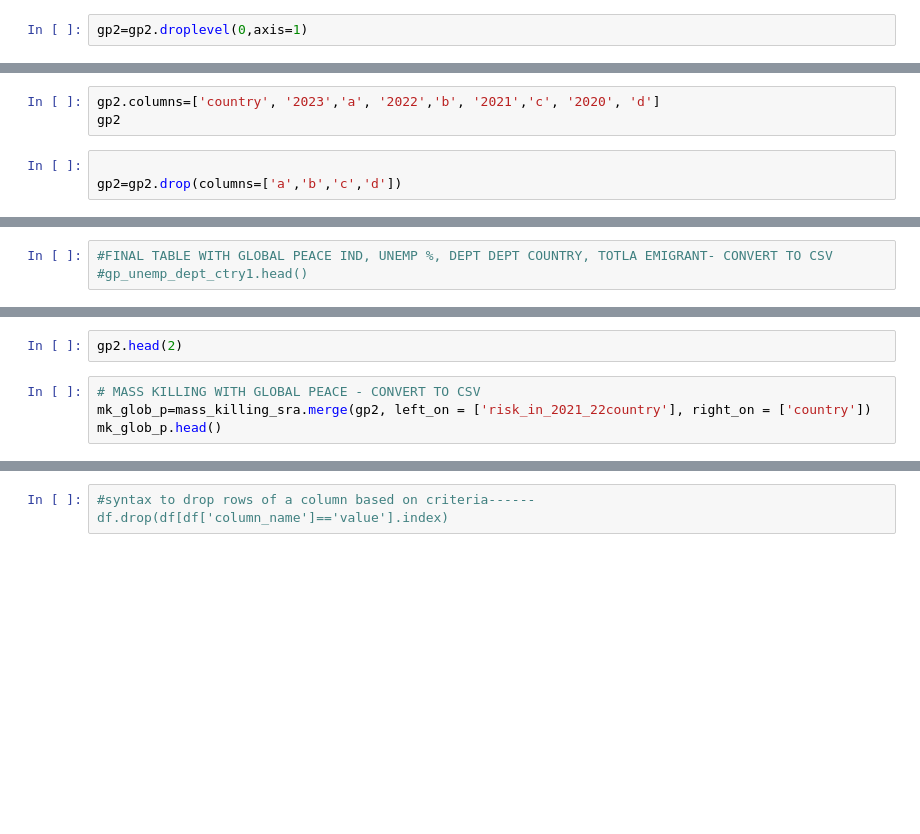
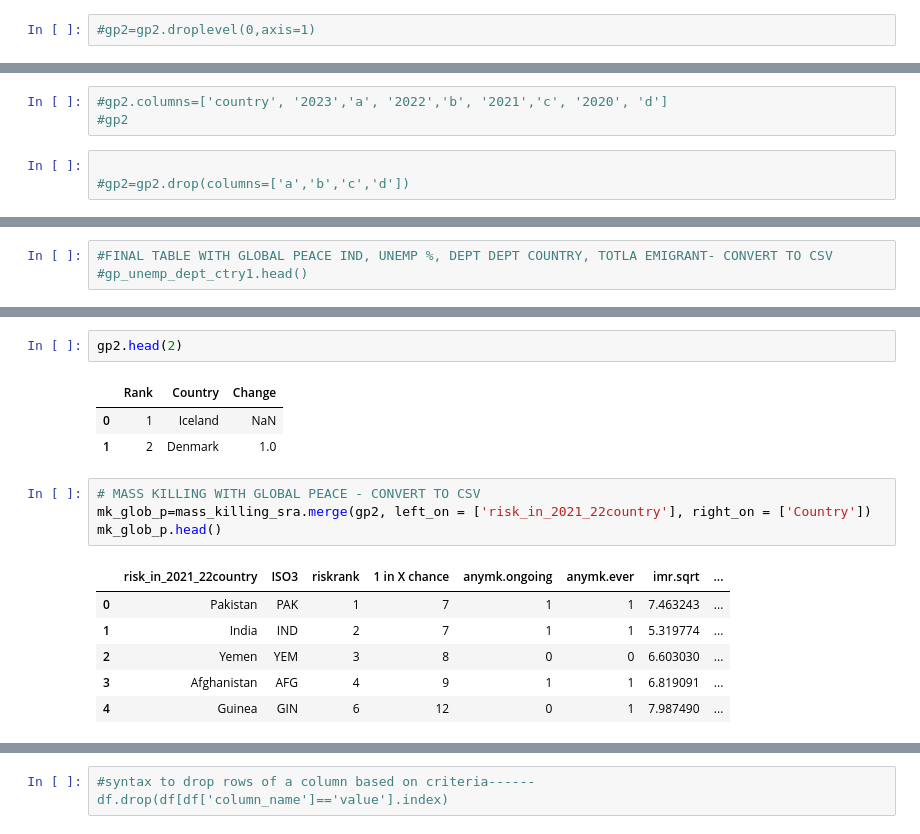
Before and after one commit to ksobiya/Capstone, a Jupyter notebook: Notebook/Human_Migration.ipynb, the cells around one changed output, grey strips where cells are left out. Drawn from its saved outputs; the diff is of its cells as text; blank space fills up the shorter version.

```diff
--- a/Notebook/Human_Migration.ipynb
+++ b/Notebook/Human_Migration.ipynb
@@ -202,5 +563,5 @@ gp2
 # %%
-gp2=gp2.droplevel(0,axis=1)
+#gp2=gp2.droplevel(0,axis=1)
 # %%
 #deleting Score column
 del gp2['Score']
@@ -210,8 +577,8 @@ gp2.columns
 # %%
-gp2.columns=['country', '2023','a', '2022','b', '2021','c', '2020', 'd']
-gp2
+#gp2.columns=['country', '2023','a', '2022','b', '2021','c', '2020', 'd']
+#gp2
 # %%
 
-gp2=gp2.drop(columns=['a','b','c','d'])
+#gp2=gp2.drop(columns=['a','b','c','d'])
 # %%
 print(gp2.shape)
@@ -369,9 +889,20 @@ mass_killing_sra.head(2)
 # %%
 gp2.head(2)
+# %% [output]
+|  | Rank | Country | Change |
+| 0 | 1 | Iceland | NaN |
+| 1 | 2 | Denmark | 1.0 |
 # %%
 # MASS KILLING WITH GLOBAL PEACE - CONVERT TO CSV
-mk_glob_p=mass_killing_sra.merge(gp2, left_on = ['risk_in_2021_22country'], right_on = ['country'])
+mk_glob_p=mass_killing_sra.merge(gp2, left_on = ['risk_in_2021_22country'], right_on = ['Country'])
 mk_glob_p.head()
+# %% [output]
+|  | risk_in_2021_22country | ISO3 | riskrank | 1 in X chance | anymk.ongoing | anymk.ever | imr.sqrt | ... |
+| 0 | Pakistan | PAK | 1 | 7 | 1 | 1 | 7.463243 | ... |
+| 1 | India | IND | 2 | 7 | 1 | 1 | 5.319774 | ... |
+| 2 | Yemen | YEM | 3 | 8 | 0 | 0 | 6.603030 | ... |
+| 3 | Afghanistan | AFG | 4 | 9 | 1 | 1 | 6.819091 | ... |
+| 4 | Guinea | GIN | 6 | 12 | 0 | 1 | 7.987490 | ... |
 # %%
 # COUNTRY BY DEST SHOWING EMIGRANTS LEAVING COUNTRY AND DESTINATION COUTRY- CONV TO CSV
 
```
Also changed, not shown: parts of 64 cells of this notebook, 2 other files.
